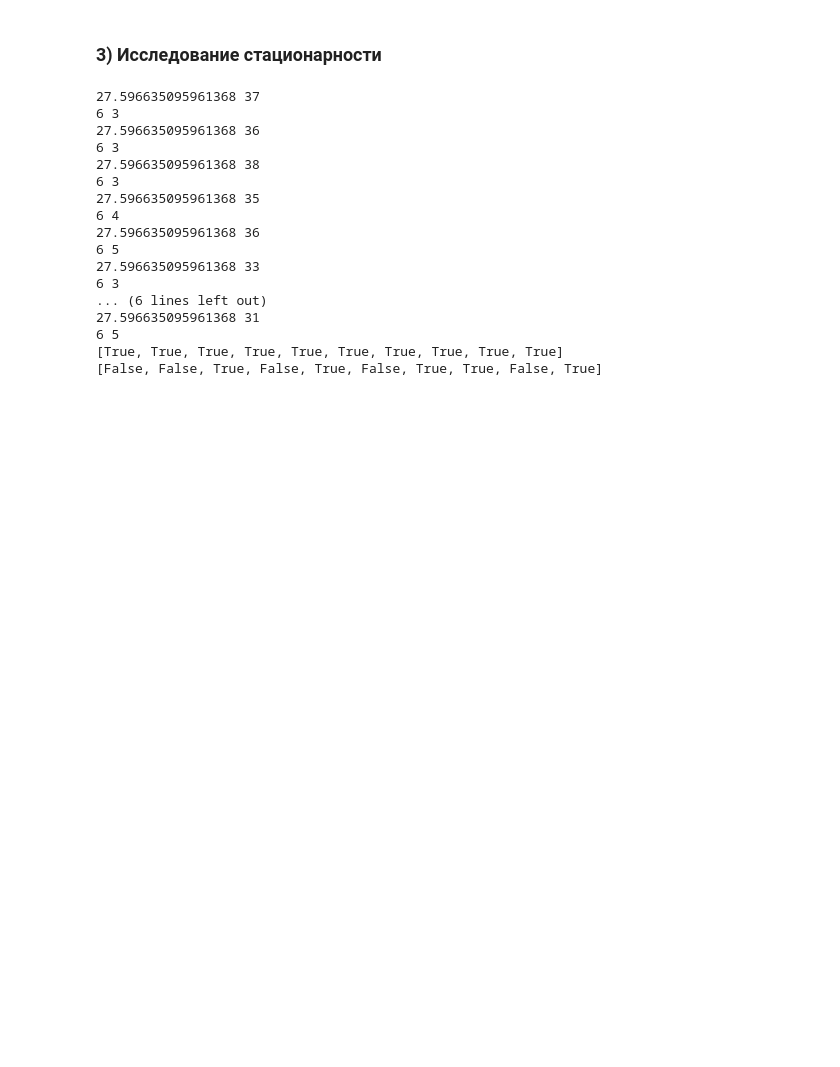
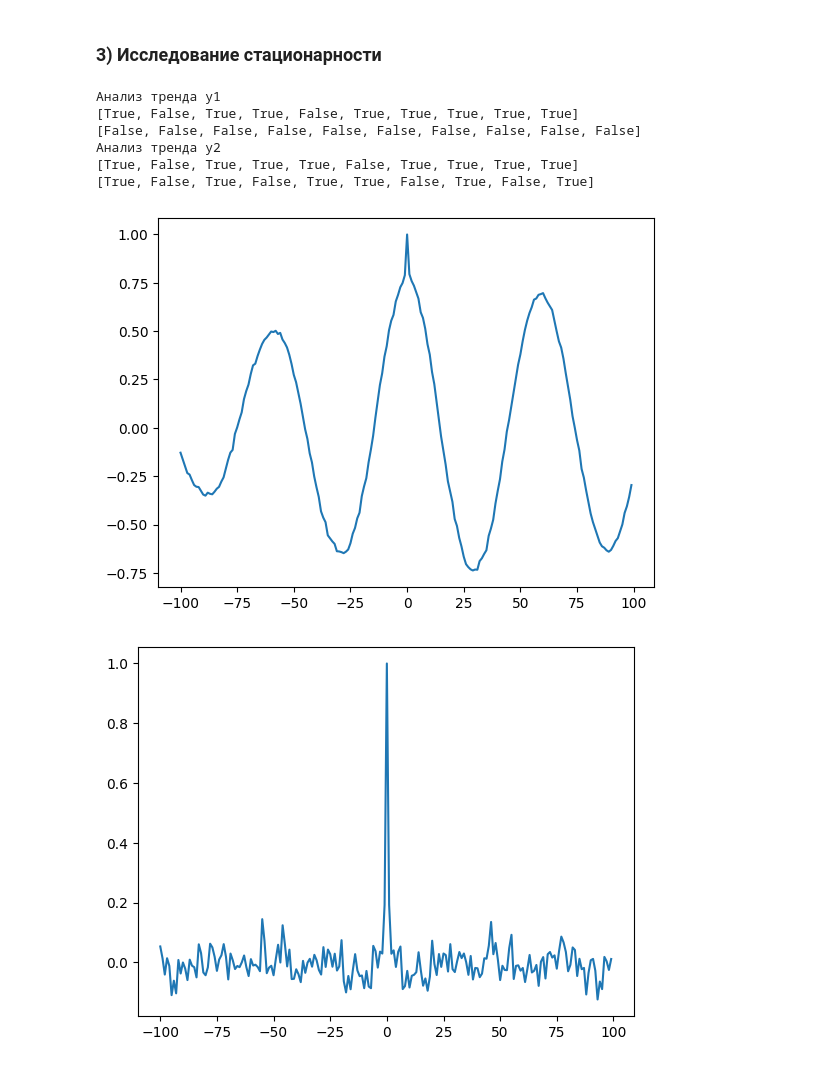
Before and after one commit to EngoyanSY/MAODI, a Jupyter notebook: LR1/LR1.ipynb, the cells around one changed output. Drawn from its saved outputs; the diff is of its cells as text; code cells hidden in the pictures; blank space fills up the shorter version.

```diff
--- a/LR1/LR1.ipynb
+++ b/LR1/LR1.ipynb
@@ -255,23 +288,44 @@ def series_analys(X, n):
 # %%
 n = 50
-udt, mt = series_analys(y1, n)
+print('Анализ тренда y1')
+udt, mt = series_analys(y1_clean, n)
 print(udt)
 print(mt)
+print('Анализ тренда y2')
+udt, mt = series_analys(y2_clean, n)
+print(udt)
+print(mt)
 # %% [output]
-27.596635095961368 37
-6 3
-27.596635095961368 36
-6 3
-27.596635095961368 38
-6 3
-27.596635095961368 35
-6 4
-27.596635095961368 36
-6 5
-27.596635095961368 33
-6 3
-... (6 lines left out)
-27.596635095961368 31
-6 5
-[True, True, True, True, True, True, True, True, True, True]
-[False, False, True, False, True, False, True, True, False, True]
+Анализ тренда y1
+[True, False, True, True, False, True, True, True, True, True]
+[False, False, False, False, False, False, False, False, False, False]
+Анализ тренда y2
+[True, False, True, True, True, False, True, True, True, True]
+[True, False, True, False, True, True, False, True, False, True]
+# %%
+def AKF(X, k):
+    # Оценка автокорреляционной функции
+    Rxx = 0
+    mean_X = np.mean(X)
+    var_X = np.var(X)
+    for i in range(0, len(X) - abs(k)):
+        Rxx += (X[i] - mean_X) * (X[i+k] - mean_X) / N
+    return Rxx / var_X
+# %%
+k = 100
+m = np.arange(-k, k)
+Rxx = []
+
+for i in m:
+    Rxx.append(AKF(y1_clean, i))
+plt.plot(m, Rxx)
+plt.show()
+
+Rxx = []
+for i in m:
+    Rxx.append(AKF(y2_clean, i))
+plt.plot(m, Rxx)
+plt.show()
+# %% [output]
+[figure, added]
+[figure, added]
```
Also changed, not shown: parts of 11 cells of this notebook.
